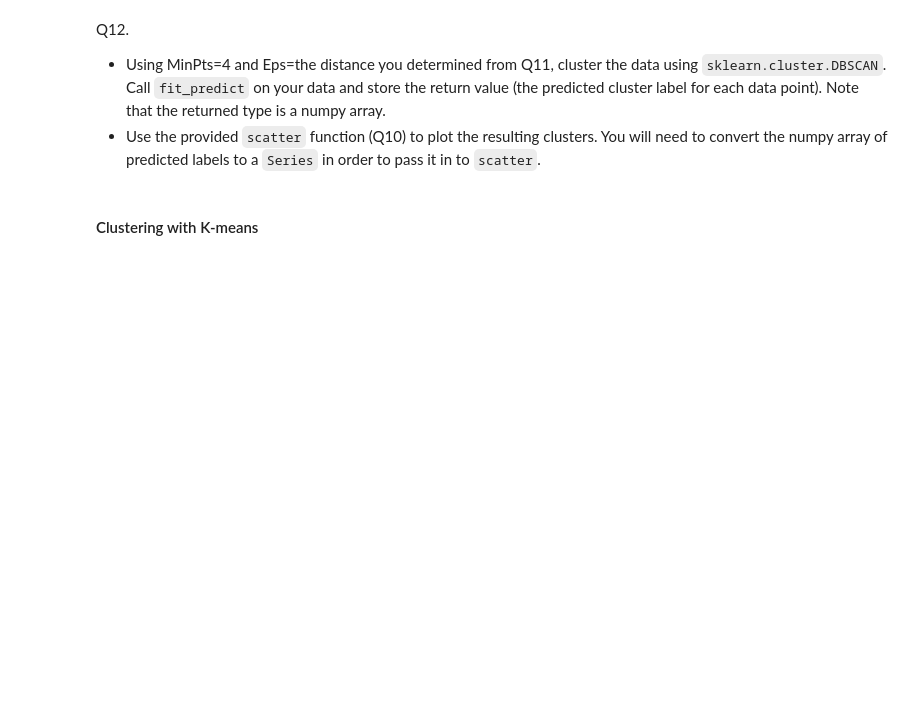
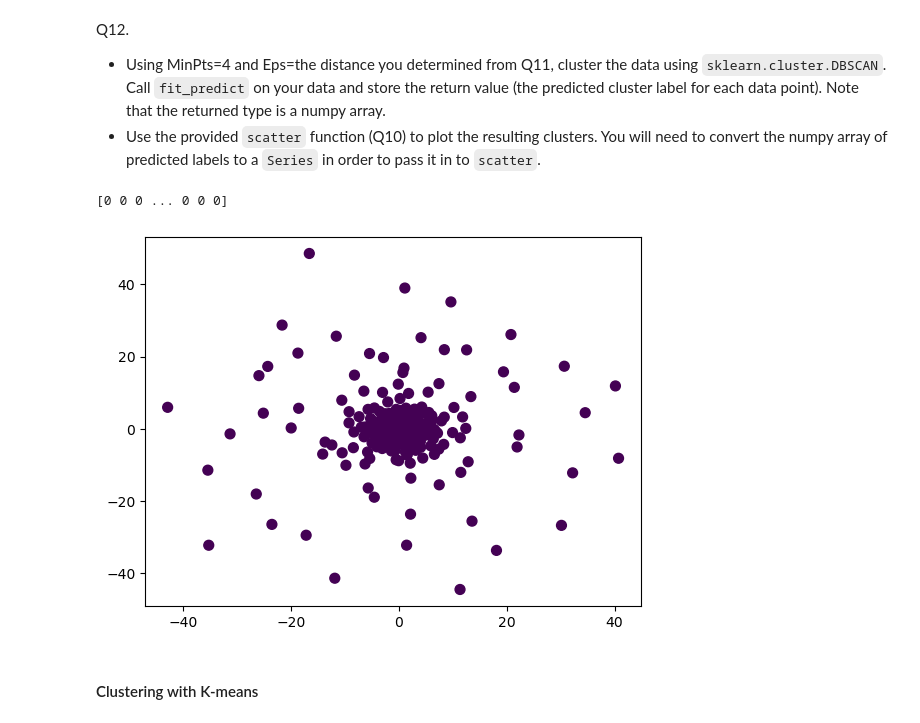
Before and after one commit to aJimenez19037/CS363M-HW, a Jupyter notebook: HW5/HW5 - Clustering.ipynb, the cells around one changed output. Cells and saved outputs as stored; diff of their text form; code cells hidden in the pictures; blank space fills up the shorter version.

```diff
--- a/HW5/HW5 - Clustering.ipynb
+++ b/HW5/HW5 - Clustering.ipynb
@@ -299,3 +307,12 @@ Q12.
+# %%
+# your code goes here
+from sklearn.cluster import DBSCAN
+clustering = DBSCAN(eps=9000, min_samples=4).fit_predict(data)
+print(clustering)
+scatter(data, pd.Series(clustering))
+# %% [output]
+[0 0 0 ... 0 0 0]
+[figure, added]
 # %% [markdown]
 #### Clustering with K-means
 # %% [markdown]
```
Also changed, not shown: parts of 5 cells of this notebook.
